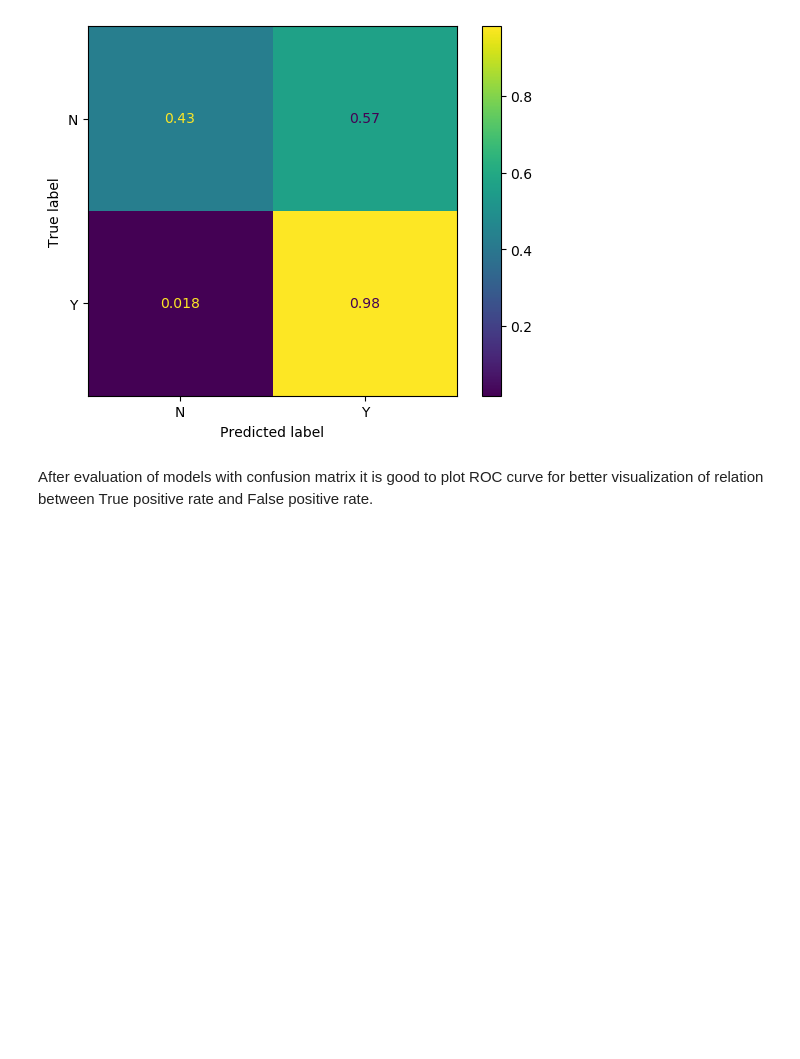
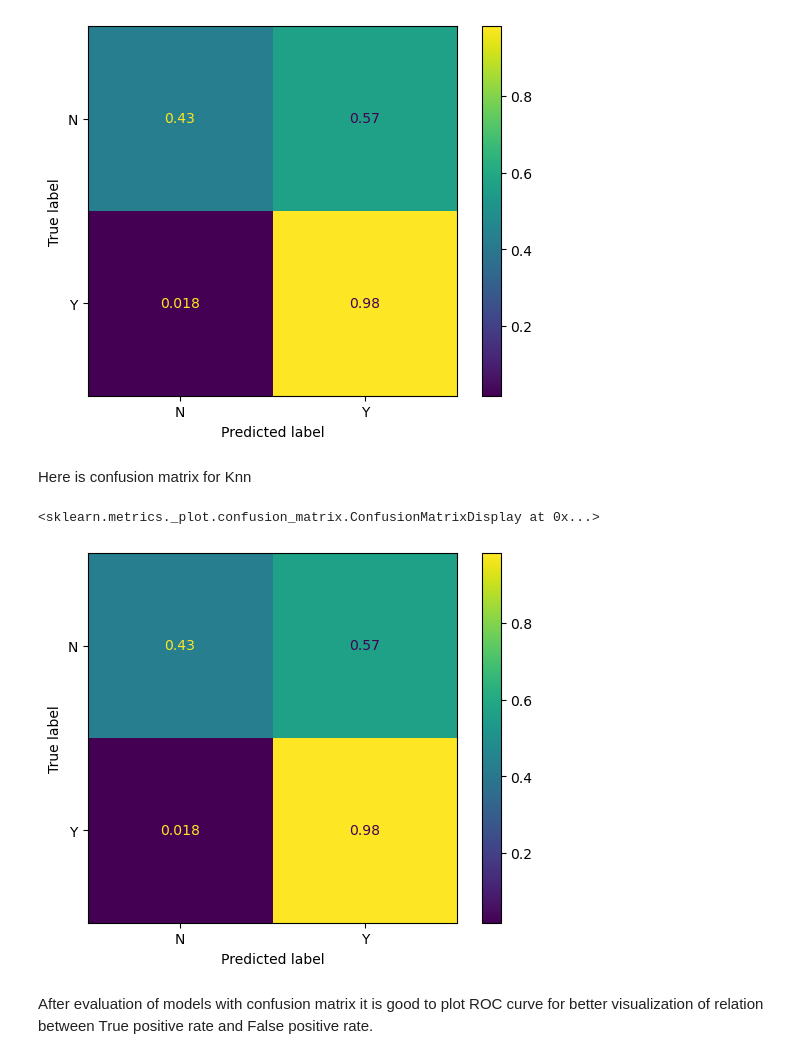
Before and after one commit to michalmokros/IB031-Project, a Jupyter notebook: jupyter-notebooks/MLProject.ipynb, the cells around one changed output. Saved outputs shown, nothing was run; the diff lists cells and outputs as text; code cells hidden in the pictures; blank space fills up the shorter version.

```diff
--- a/jupyter-notebooks/MLProject.ipynb
+++ b/jupyter-notebooks/MLProject.ipynb
@@ -297,11 +297,15 @@ def knn_scale_by_information_gain(train, train_y, test):
 # %%
 knn_best_params = knn_grid_search_cv.best_params_
 knn_best_pipeline = make_pipeline(
+    default_preprocessor,
     SelectKBest(k=knn_best_params["selectkbest__k"]),
     KNeighborsClassifier(p=knn_best_params["kneighborsclassifier__p"],
                          weights=knn_best_params["kneighborsclassifier__weights"],
                          n_neighbors=knn_best_params["kneighborsclassifier__n_neighbors"]
                         )
 )
-knn_best_pipeline.fit(knn_train_x, knn_train_y)
+
+knn_best_pipeline.fit(loan_approval_train_X, loan_approval_train_y)
+print(knn_grid_search_cv.best_params_)
+print(knn_grid_search_cv.best_score_)
 # %% [output]
@@ -563,6 +536,14 @@ plot_confusion_matrix(dtPipeline_train, loan_approval_train_X, loan_approval_tra
 # %% [output]
 <sklearn.metrics._plot.confusion_matrix.ConfusionMatrixDisplay at 0x...>
 [figure]
+# %% [markdown]
+Here is confusion matrix for Knn
+# %%
+sns.reset_orig()
+plot_confusion_matrix(knn_best_pipeline, loan_approval_train_X, loan_approval_train_y, normalize="true")
+# %% [output]
+<sklearn.metrics._plot.confusion_matrix.ConfusionMatrixDisplay at 0x...>
+[figure, added]
 # %% [markdown]
 After evaluation of models with confusion matrix it is good to plot ROC curve for better visualization of relation between True positive rate and False positive rate.
 # %%
```
Also changed, not shown: parts of 13 cells of this notebook.
